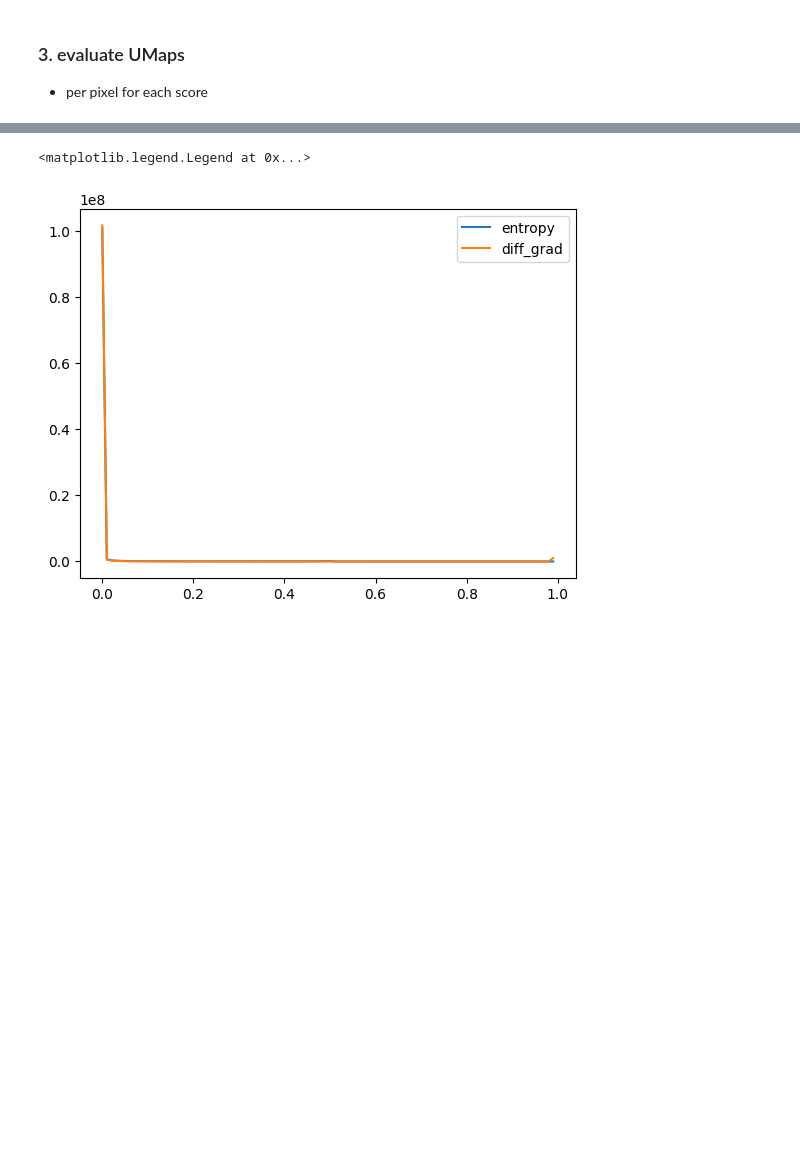
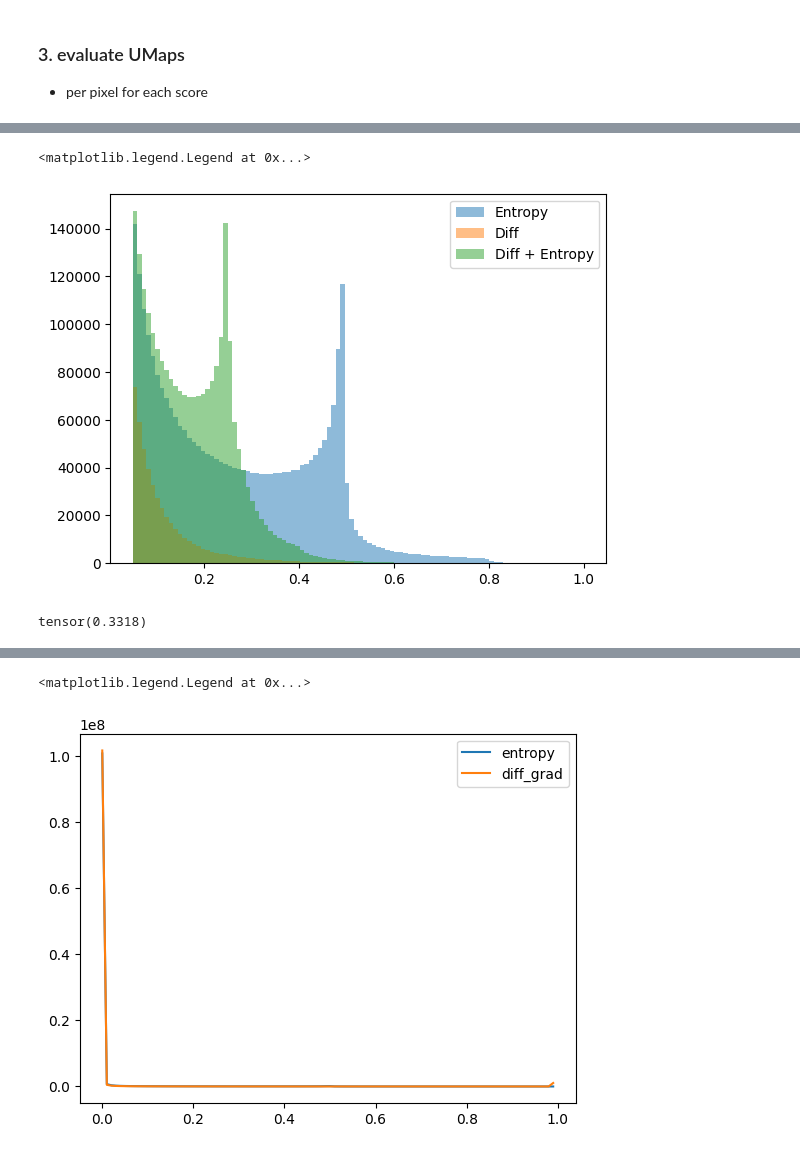
Before and after one commit to MedVisBonn/Segmentation-Distortion, a Jupyter notebook: src/notebooks/combining_scores.ipynb, the cells around one changed output, grey strips where cells are left out. Drawn from its saved outputs; the diff is of its cells as text; code cells hidden in the pictures; blank space fills up the shorter version.

```diff
--- a/src/notebooks/combining_scores.ipynb
+++ b/src/notebooks/combining_scores.ipynb
@@ -785,0 +804,19 @@ tmp
+# %%
+for key in umaps:
+    if key in ['diff_grad', 'diff_grad_entropy']:
+        continue
+    label = label_dict[key]
+    um = (umaps[key] - umaps[key].min()) / (umaps[key].max() - umaps[key].min())
+    # plt.hist(umaps[key][umaps[key]>0.05], bins=100, alpha=0.5, label=label, )
+    plt.hist(um[um>0.05], bins=100, alpha=0.5, label=label, )
+    # plt.yscale('log')
+    # hist = torch.histogram(umaps[key][umaps[key]>0.05], bins=100)
+    # plt.plot(hist[1][:-1], hist[0], label=key)
+plt.legend()
+# %% [output]
+<matplotlib.legend.Legend at 0x...>
+[figure, added]
+# %%
+umaps[key].min()
+# %% [output]
+tensor(0.3318)
```
Also changed, not shown: parts of 9 cells of this notebook, 1 other file.
